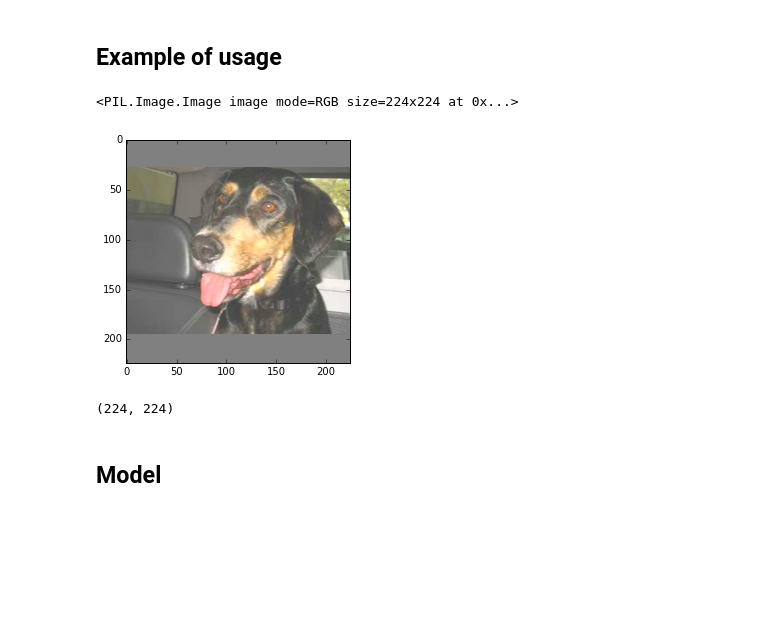
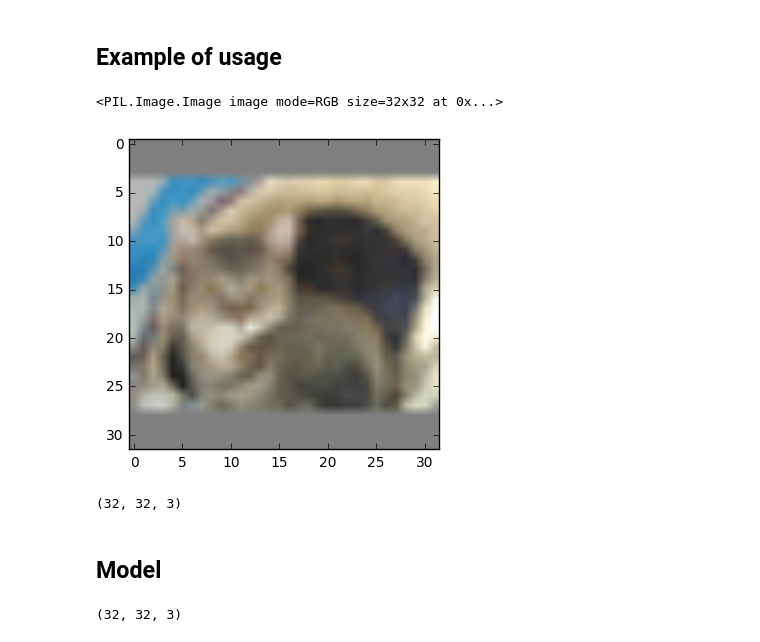
Before and after one commit to Weenkus/cats_vs_dogs_redux_kaggle, a Jupyter notebook: models/ConvNet.ipynb, the cells around one changed output. Cells and saved outputs as stored; diff of their text form; code cells hidden in the pictures; blank space fills up the shorter version.

```diff
--- a/models/ConvNet.ipynb
+++ b/models/ConvNet.ipynb
@@ -20,26 +35,28 @@ labels = [[1., 0.] if 'dog' in name else [0., 1.] for name in train_all] # label
 # %% [markdown]
 ## Example of usage
 # %%
+image_size = 32
+
 random_index = np.random.randint(0, len(train_all))
 image_path = train_all[random_index]
 image = Preprocessor.get_image(image_path)
 
-processed_image = Preprocessor.get_processed_image(image)
+processed_image = Preprocessor.get_processed_image(image, size=image_size)
 print (processed_image)
 
 plt.imshow(processed_image)
 plt.show()
 
 def get_processed_image_from_path(path):
     image = Preprocessor.get_image(path)
-    processed_image = Preprocessor.get_processed_image(image)
-    return np.array(processed_image)[:,:,0].ravel()
+    processed_image = Preprocessor.get_processed_image(image, size=image_size)
+    return np.array(processed_image)
 # %% [output]
-<PIL.Image.Image image mode=RGB size=224x224 at 0x...>
+<PIL.Image.Image image mode=RGB size=32x32 at 0x...>
-[figure, old version]
+[figure, new version]
 # %%
-print (np.array(processed_image)[:,:,0].shape)
+print (np.array(processed_image).shape)
 # %% [output]
-(224, 224)
+(32, 32, 3)
 # %% [markdown]
 ## Model
@@ -46,4 +65,8 @@ print (np.array(processed_image)[:,:,0].shape)
 # %%
-dataset_size = 10
-train = list(map(get_processed_image_from_path, train_all[:dataset_size]))
+dataset_size = 200
+train = list(Pool(8).map(get_processed_image_from_path, train_all[:dataset_size]))
 labels = labels[:dataset_size]
+
+print train[0].shape
+# %% [output]
+(32, 32, 3)
```
Also changed, not shown: parts of 13 cells of this notebook, 1 other file.
